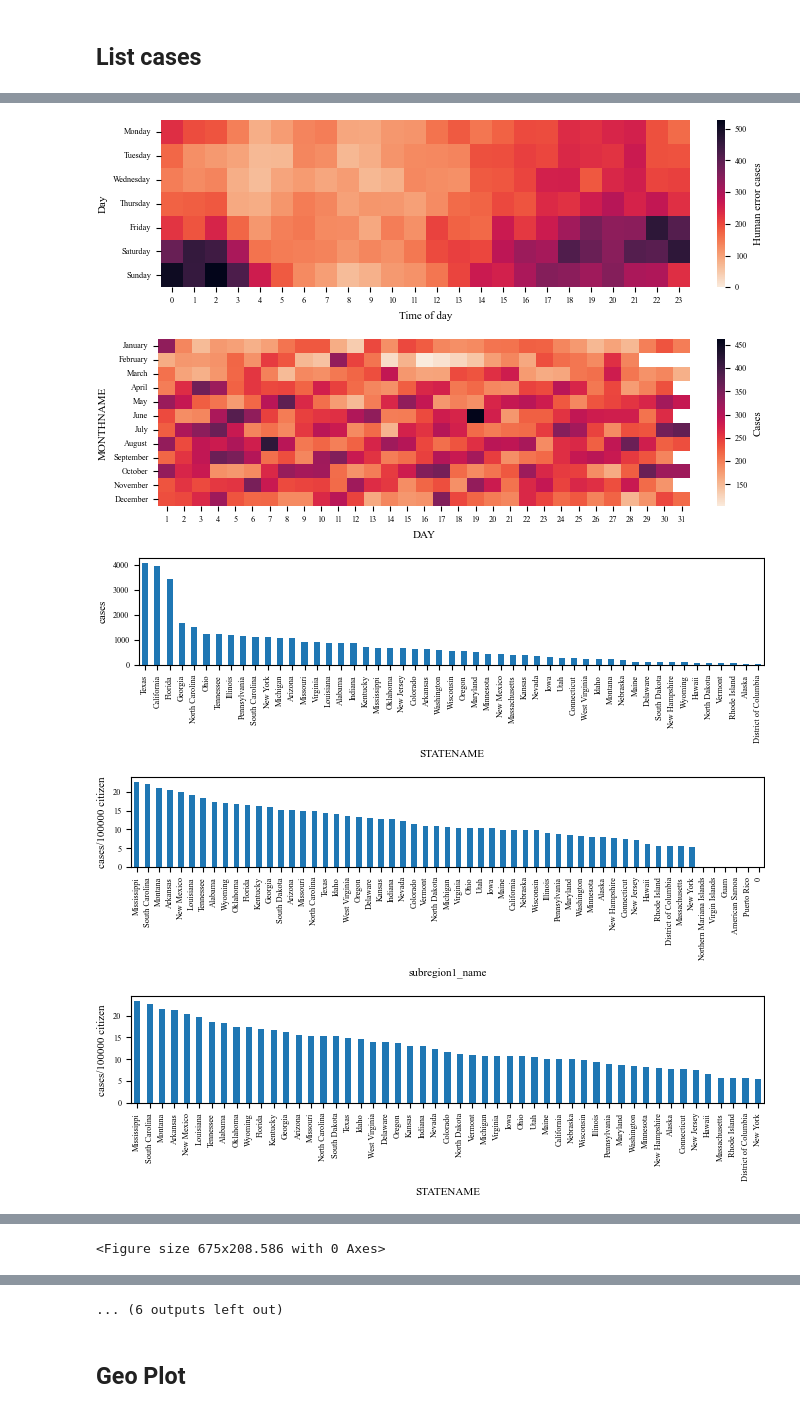
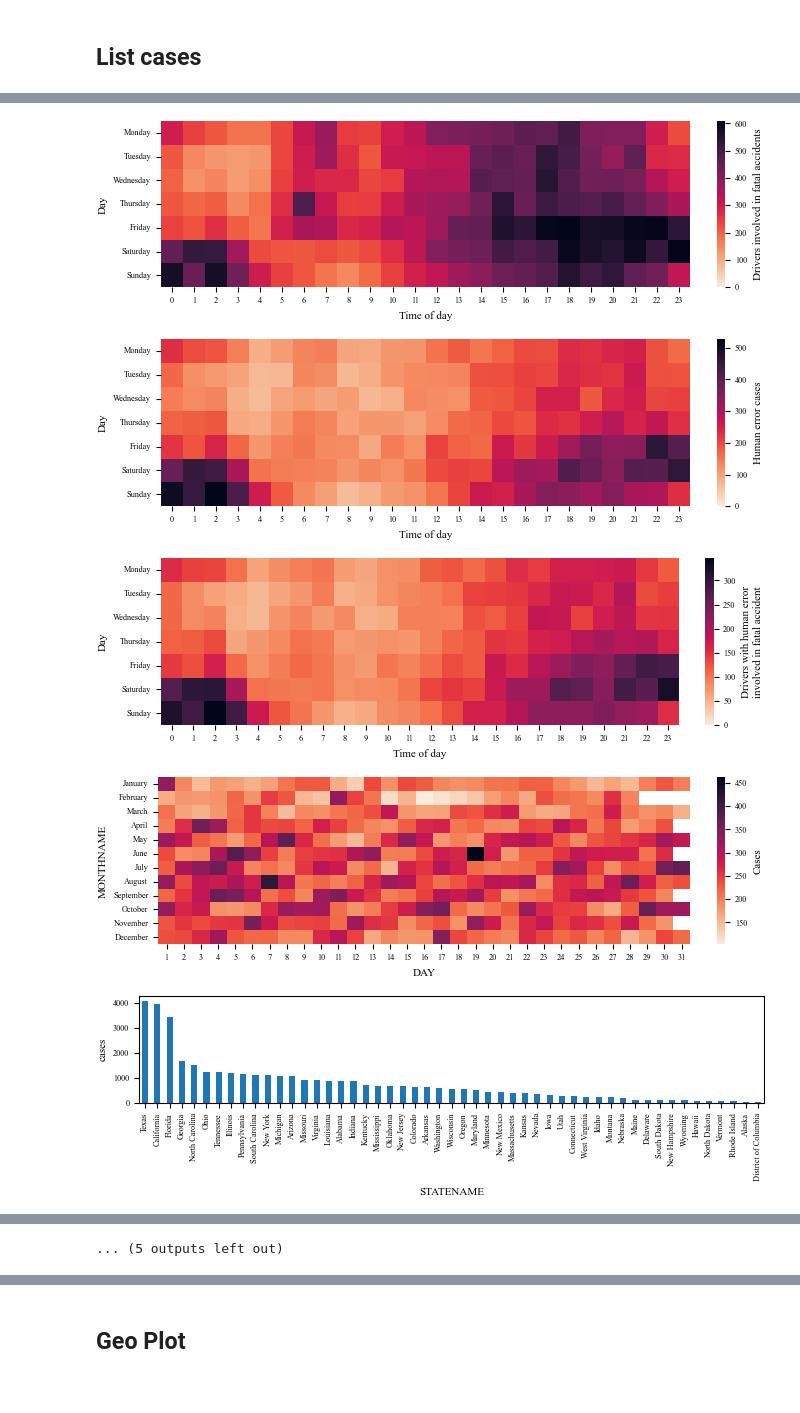
Before and after one commit to PaulHenrik/DataLiteracy_FARS, a Jupyter notebook: Car accident analysis.ipynb, the cells around one changed output, grey strips where cells are left out. Saved outputs shown, nothing was run; the diff lists cells and outputs as text; code cells hidden in the pictures.

Commit message:
new graph

```diff
--- a/Car accident analysis.ipynb
+++ b/Car accident analysis.ipynb
@@ -428,6 +430,16 @@ if save_fig == True:
     plt.savefig('plots/time plot/total_accidents-day_hour.pdf')
 plt.show()
 
+plt.figure()
+#plt.hist2d(accidents[accidents['HOUR']!=99].groupby(['DAY_WEEKNAME','HOUR']).size())
+sns.heatmap(drivers[drivers['HOUR']!=99].groupby(['DAY_WEEKNAME','HOUR']).size().unstack().loc[days,:],cbar_kws={'label':'Drivers involved in fatal accidents'},cmap=sns.cm.rocket_r,vmin=0)
+#plt.title()
+plt.ylabel('Day')
+plt.xlabel('Time of day')
+if save_fig == True:
+    plt.savefig('plots/time plot/total_drivers-day_hour.pdf')
+plt.show()
+
 
 plt.figure()
 #plt.hist2d(accidents[accidents['HOUR']!=99].groupby(['DAY_WEEKNAME','HOUR']).size())
@@ -437,6 +449,16 @@ plt.ylabel('Day')
 plt.xlabel('Time of day')
 if save_fig == True:
     plt.savefig('plots/time plot/total_accidents-day_hour-huan error.pdf')
+plt.show()
+
+plt.figure()
+#plt.hist2d(accidents[accidents['HOUR']!=99].groupby(['DAY_WEEKNAME','HOUR']).size())
+sns.heatmap(drivers[(drivers['HOUR']!=99) & (accidents['human_error']==1)].groupby(['DAY_WEEKNAME','HOUR']).size().unstack().loc[days,:],cbar_kws={'label':'Drivers with human error\ninvolved in fatal accident'},cmap=sns.cm.rocket_r,vmin=0)
+#plt.title()
+plt.ylabel('Day')
+plt.xlabel('Time of day')
+if save_fig == True:
+    plt.savefig('plots/time plot/total_drivers-day_hour-huan error.pdf')
 plt.show()
 
 
@@ -494,35 +516,35 @@ accidents['DRIVERRFNAME'] = accidents['DRIVERRFNAME'].replace(accidents['DRIVERR
 plt.figure()
 accidents.groupby(['STATENAME','HARM_EVNAME']).size().unstack().div(accidents_state.set_index('STATENAME')['population']/100000,axis=0).plot(kind='bar',stacked=True)
 plt.ylabel('cases/100000 citizen')
 #plt.title('harmed environment')
 plt.legend(loc='center left', bbox_to_anchor=(1, 0.5))
 plt.show()
 
 plt.figure()
 accidents.groupby(['STATENAME','DRIMPAIRNAME']).size().unstack().div(accidents_state.set_index('STATENAME')['population']/100000,axis=0).plot(kind='bar',stacked=True)
 plt.ylabel('cases/100000 citizen')
 #plt.title('Drimpair')
 plt.legend(loc='center left', bbox_to_anchor=(1, 0.5))
 plt.show()
 
 
 plt.figure()
 accidents.groupby(['STATENAME','DRIVERRFNAME']).size().unstack().div(accidents_state.set_index('STATENAME')['population']/100000,axis=0).plot(kind='bar',stacked=True)
 plt.ylabel('cases/100000 citizen')
 #plt.title('driverrf')
 #plt.legend(labels_driverrf,loc='center left', bbox_to_anchor=(1, 0.5))
 plt.show()
 
 plt.figure()
 accidents.groupby(['STATENAME','WEATHERNAME']).size().unstack().div(accidents_state.set_index('STATENAME')['population']/100000,axis=0).plot(kind='bar',stacked=True)
 plt.ylabel('cases/100000 citizen')
 #plt.title('weather at accident')
 plt.legend(loc='center left', bbox_to_anchor=(1, 0.5))
 plt.show()
 # %% [output]
 [figure]
-[figure, old version]
+[figure, new version]
-[figure, old version]
+[figure, new version]
-[figure, old version]
+[figure, new version]
-[figure, old version]
+[figure, new version]
-[figure, old version]
+[figure, new version]
@@ -533 +557 @@ plt.show()
-<Figure size 675x208.586 with 0 Axes>
+... (5 outputs left out)
@@ -535,4 +558,3 @@ plt.show()
-... (6 outputs left out)
 # %% [markdown]
 ## Geo Plot
 # %%
```
Also changed, not shown: parts of 2 cells of this notebook.
